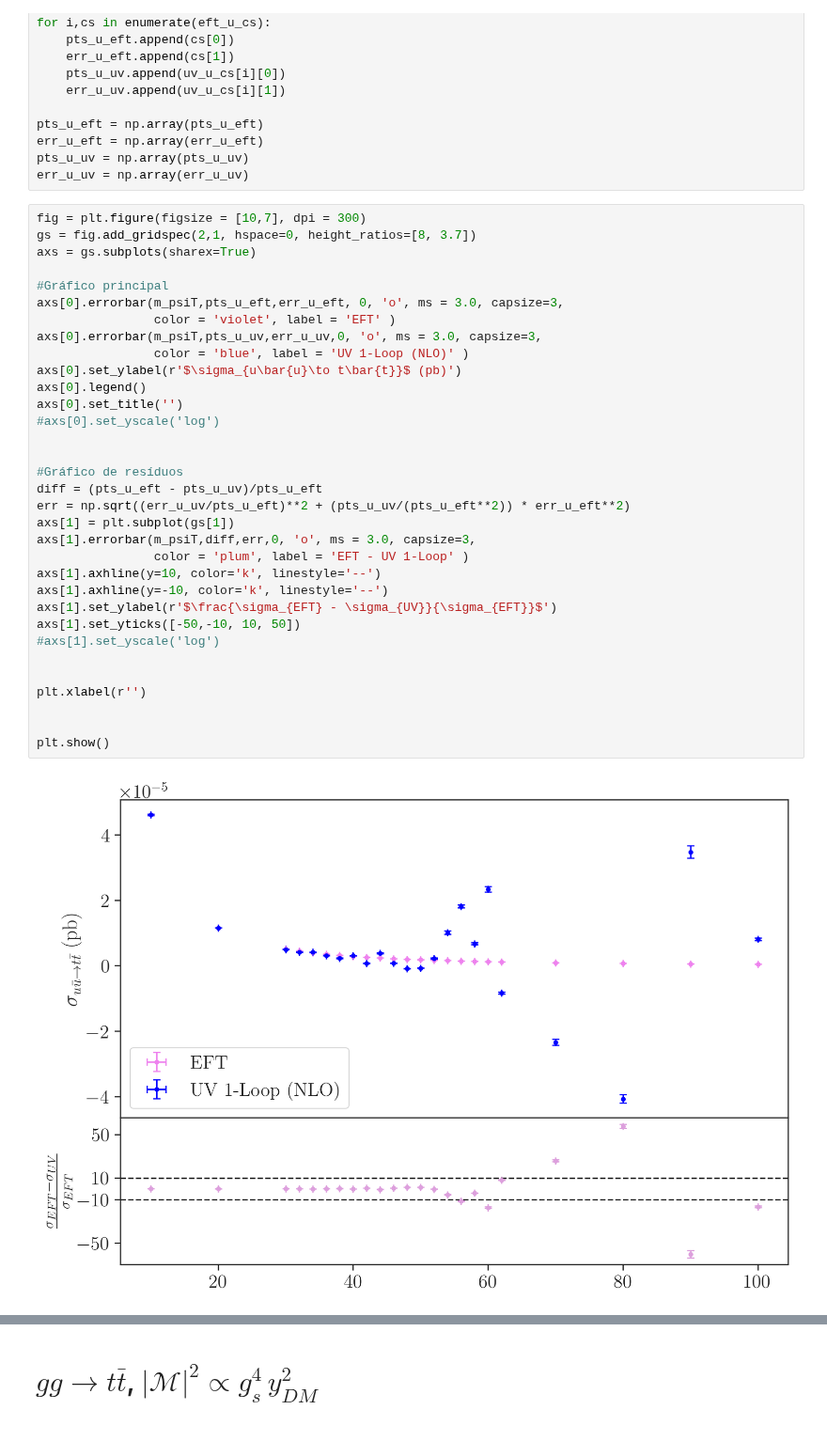
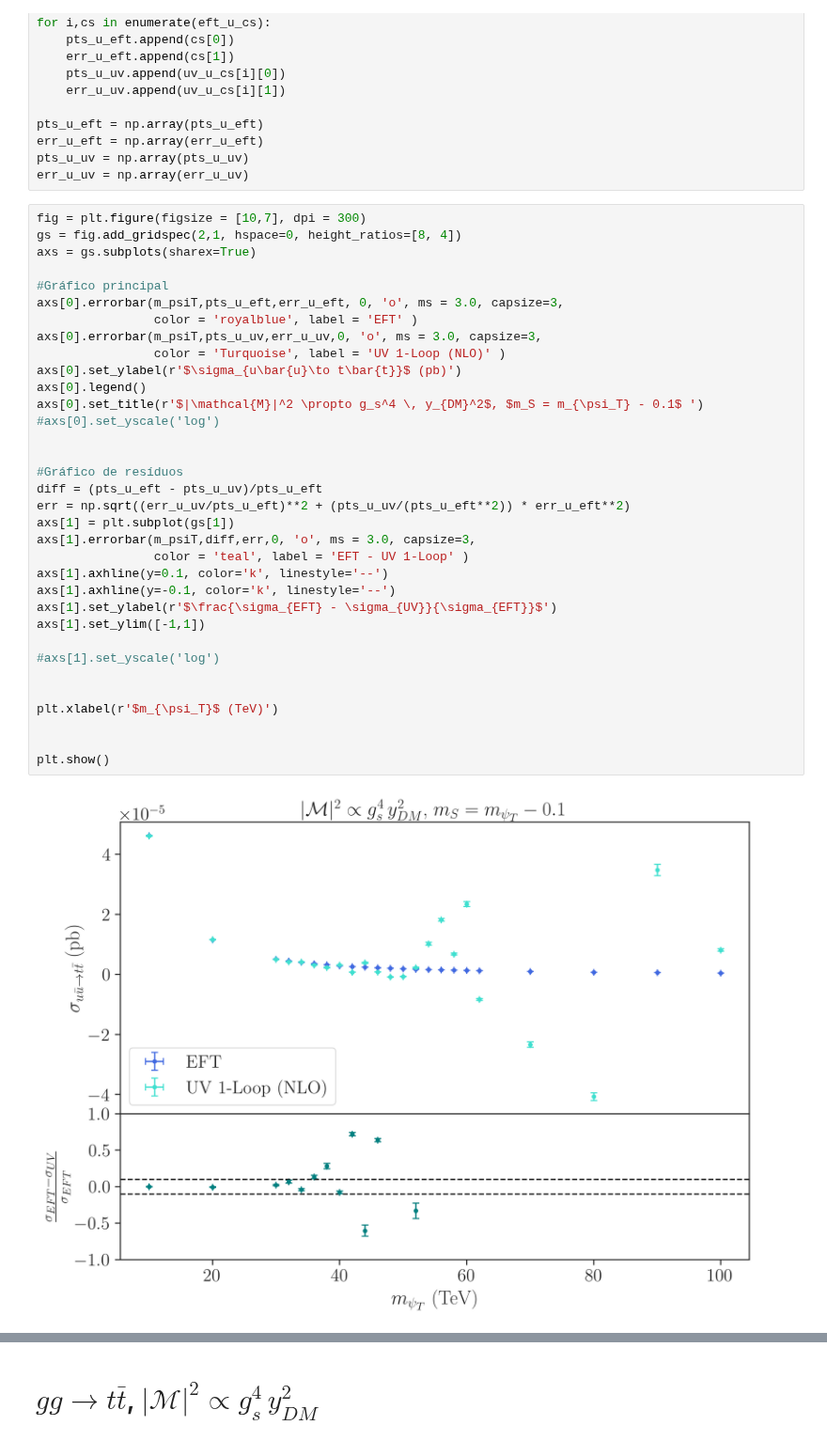
Before and after one commit to viniciusrocca/EFT_ToyModel, a Jupyter notebook: Plots/Validation.ipynb, the cells around one changed output, grey strips where cells are left out. Shown at 94% size. Drawn from its saved outputs; the diff is of its cells as text.

```diff
--- a/Plots/Validation.ipynb
+++ b/Plots/Validation.ipynb
@@ -135,36 +136,37 @@ pts_u_uv = np.array(pts_u_uv)
 err_u_uv = np.array(err_u_uv)
 # %%
 fig = plt.figure(figsize = [10,7], dpi = 300)
-gs = fig.add_gridspec(2,1, hspace=0, height_ratios=[8, 3.7])
+gs = fig.add_gridspec(2,1, hspace=0, height_ratios=[8, 4])
 axs = gs.subplots(sharex=True)
 
 #Gráfico principal
 axs[0].errorbar(m_psiT,pts_u_eft,err_u_eft, 0, 'o', ms = 3.0, capsize=3,
-                color = 'violet', label = 'EFT' )
+                color = 'royalblue', label = 'EFT' )
 axs[0].errorbar(m_psiT,pts_u_uv,err_u_uv,0, 'o', ms = 3.0, capsize=3,
-                color = 'blue', label = 'UV 1-Loop (NLO)' )
+                color = 'Turquoise', label = 'UV 1-Loop (NLO)' )
 axs[0].set_ylabel(r'$\sigma_{u\bar{u}\to t\bar{t}}$ (pb)')
 axs[0].legend()
-axs[0].set_title('')
+axs[0].set_title(r'$|\mathcal{M}|^2 \propto g_s^4 \, y_{DM}^2$, $m_S = m_{\psi_T} - 0.1$ ')
 #axs[0].set_yscale('log')
 
 
 #Gráfico de resíduos
 diff = (pts_u_eft - pts_u_uv)/pts_u_eft
 err = np.sqrt((err_u_uv/pts_u_eft)**2 + (pts_u_uv/(pts_u_eft**2)) * err_u_eft**2)
 axs[1] = plt.subplot(gs[1])
 axs[1].errorbar(m_psiT,diff,err,0, 'o', ms = 3.0, capsize=3,
-                color = 'plum', label = 'EFT - UV 1-Loop' )
-axs[1].axhline(y=10, color='k', linestyle='--')
-axs[1].axhline(y=-10, color='k', linestyle='--')
+                color = 'teal', label = 'EFT - UV 1-Loop' )
+axs[1].axhline(y=0.1, color='k', linestyle='--')
+axs[1].axhline(y=-0.1, color='k', linestyle='--')
 axs[1].set_ylabel(r'$\frac{\sigma_{EFT} - \sigma_{UV}}{\sigma_{EFT}}$')
-axs[1].set_yticks([-50,-10, 10, 50])
+axs[1].set_ylim([-1,1])
+
 #axs[1].set_yscale('log')
 
 
-plt.xlabel(r'')
+plt.xlabel(r'$m_{\psi_T}$ (TeV)')
 
 
 plt.show()
 # %% [output]
-[figure, old version]
+[figure, new version]
```
Also changed, not shown: parts of 8 cells of this notebook.
